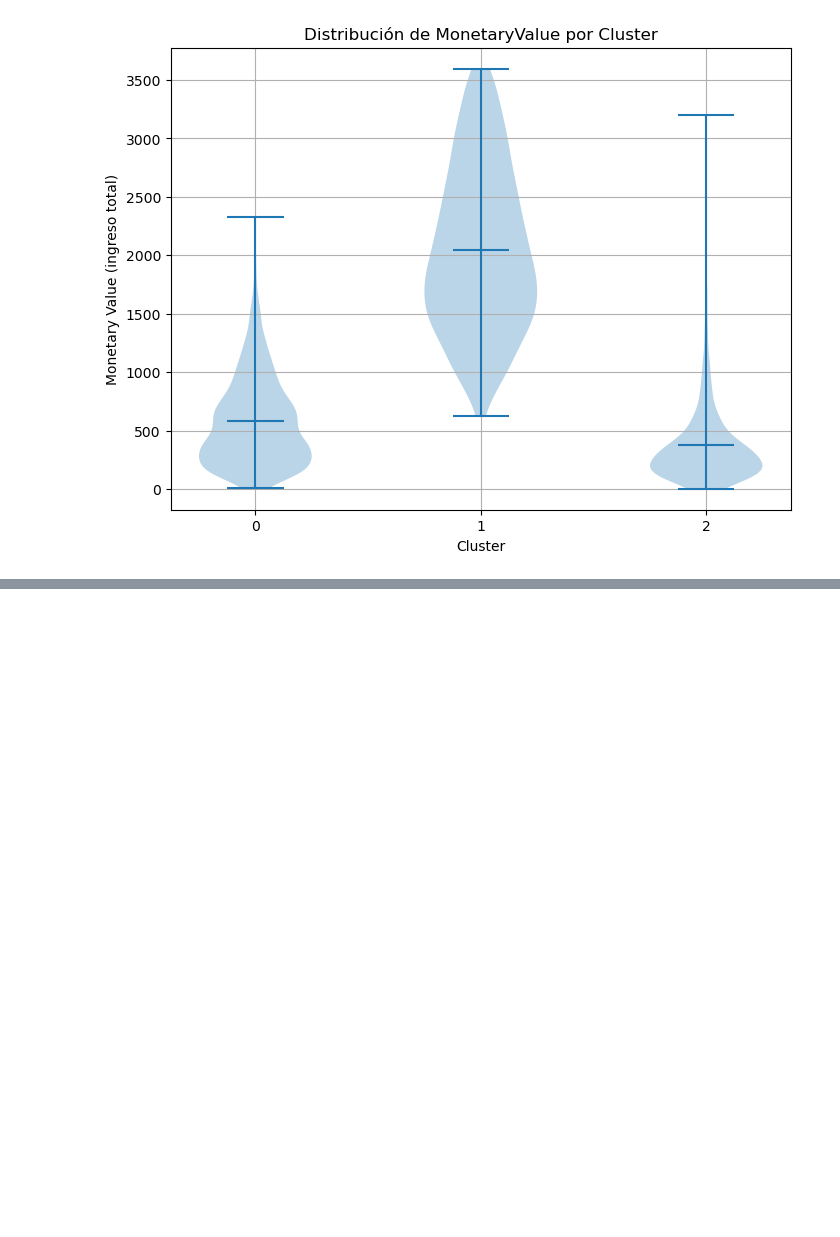
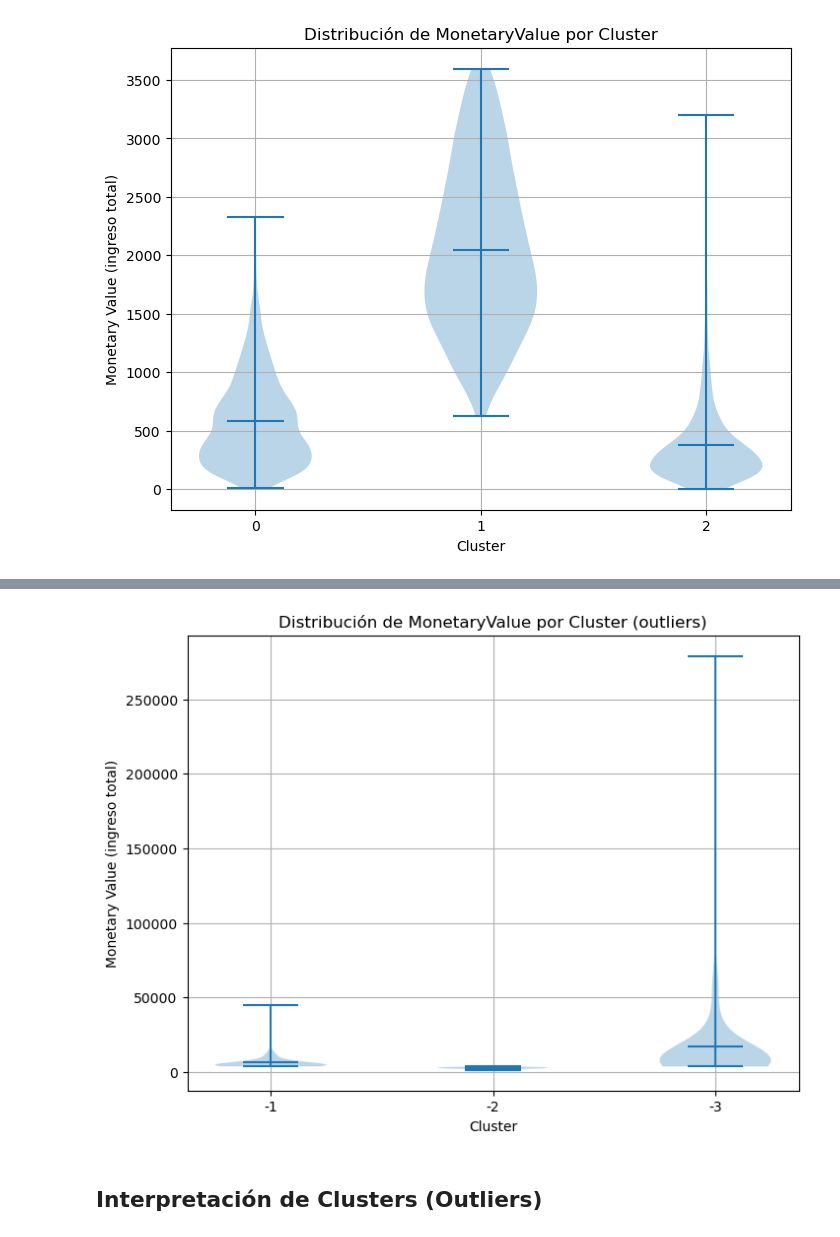
Before and after one commit to alvarotoledo01/Parcial2_OnlineRetail, a Jupyter notebook: 03_clustering.ipynb, the cells around one changed output, grey strips where cells are left out. Saved outputs shown, nothing was run; the diff lists cells and outputs as text; code cells hidden in the pictures; blank space fills up the shorter version.

```diff
--- a/03_clustering.ipynb
+++ b/03_clustering.ipynb
@@ -515,0 +732,17 @@ Definir un umbral de abandono para no insistir. Si luego de dos o tres intentos
+# %%
+data = [
+    outliers_df.loc[outliers_df["cluster"] == c, "Monetary"].values for c in clusters
+]
+
+fig = plt.figure(figsize=(8, 6))
+plt.violinplot(data, showmeans=True)
+plt.xticks(np.arange(1, len(clusters) + 1), clusters)
+plt.xlabel("Cluster")
+plt.ylabel("Monetary Value (ingreso total)")
+plt.title("Distribución de MonetaryValue por Cluster (outliers)")
+plt.grid(True)
+plt.show()
+# %% [output]
+[figure, added]
+# %% [markdown]
+## Interpretación de Clusters (Outliers)
```
Also changed, not shown: parts of 155 cells of this notebook.
